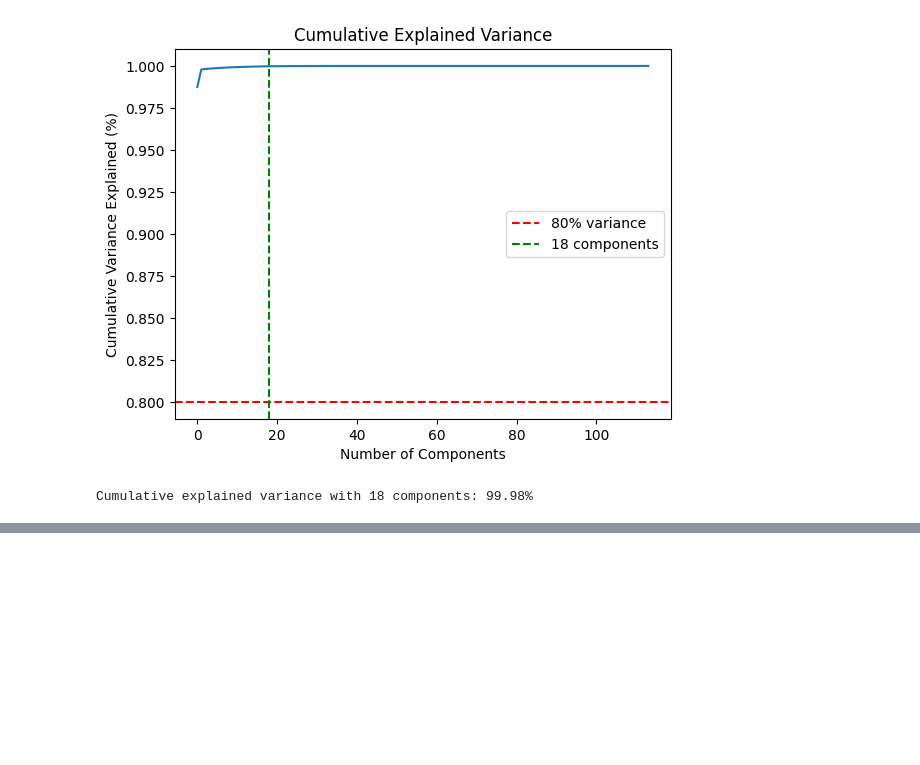
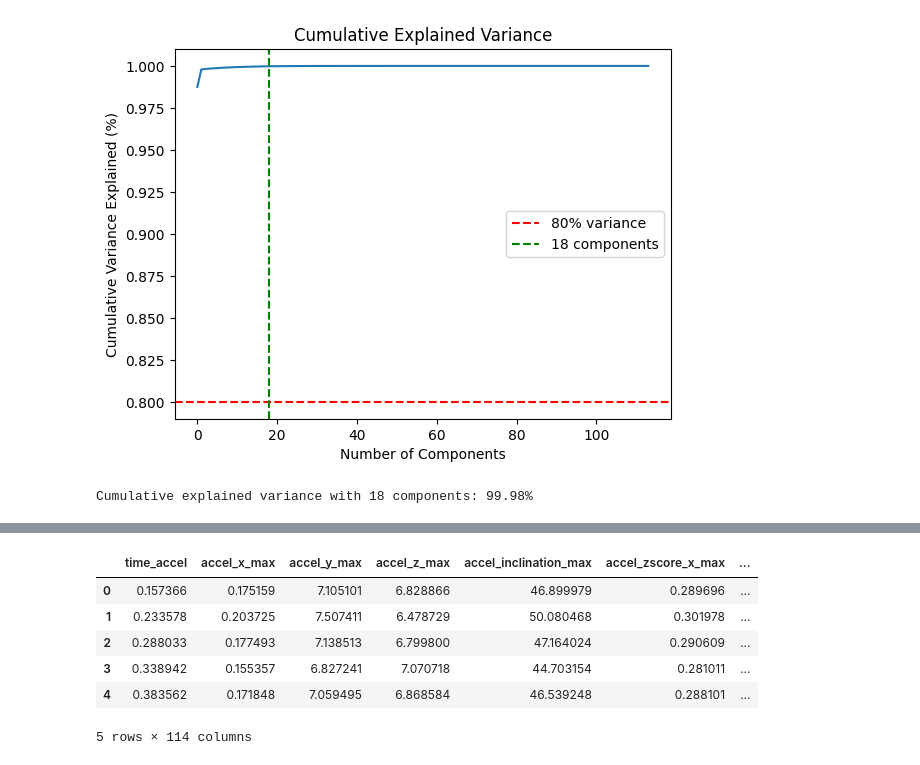
Before and after one commit to sharyz119/ml4qs_social_app, a Jupyter notebook: PCA.ipynb, the cells around one changed output, grey strips where cells are left out. Cells and saved outputs as stored; diff of their text form; code cells hidden in the pictures; blank space fills up the shorter version.

```diff
--- a/PCA.ipynb
+++ b/PCA.ipynb
@@ -387,3 +345,40 @@ pd.DataFrame(reduced_data).to_csv('Reduced_Dataset.csv')
+# %%
+import pandas as pd
+from sklearn.decomposition import PCA
+import matplotlib.pyplot as plt
+import numpy as np
+
+# Load the dataset
+dataset = pd.read_csv('Imputed_Dataset.csv')
+
+# Exclude non-numeric or identifier columns
+cols_to_exclude = ['source_name', 'Unnamed: 0', 'index']
+data_for_pca = dataset.drop(columns=cols_to_exclude)
+
+# Fit the PCA
+pca = PCA(n_components=2)
+principal_components = pca.fit_transform(data_for_pca)
+explained_variance = pca.explained_variance_ratio_
+
+# Reconstruct the dataset from the first two principal components
+reconstructed_data = pca.inverse_transform(principal_components)
+
+# Save the reconstructed dataset
+reconstructed_df = pd.DataFrame(reconstructed_data, columns=feature_names)
+reconstructed_df.to_csv('Reconstructed_Dataset.csv', index=False)
+
+
+test = r"Reconstructed_Dataset.csv"
+df_test = pd.read_csv(test)
+df_test.head()
+# %% [output]
+|  | time_accel | accel_x_max | accel_y_max | accel_z_max | accel_inclination_max | accel_zscore_x_max | ... |
+| 0 | 0.157366 | 0.175159 | 7.105101 | 6.828866 | 46.899979 | 0.289696 | ... |
+| 1 | 0.233578 | 0.203725 | 7.507411 | 6.478729 | 50.080468 | 0.301978 | ... |
+| 2 | 0.288033 | 0.177493 | 7.138513 | 6.799800 | 47.164024 | 0.290609 | ... |
+| 3 | 0.338942 | 0.155357 | 6.827241 | 7.070718 | 44.703154 | 0.281011 | ... |
+| 4 | 0.383562 | 0.171848 | 7.059495 | 6.868584 | 46.539248 | 0.288101 | ... |
+5 rows × 114 columns
 # %% [markdown]
 <a style='text-decoration:none;line-height:16px;display:flex;color:#5B5B62;padding:10px;justify-content:end;' href='https://deepnote.com?utm_source=created-in-deepnote-cell&projectId=5ea8f536-739f-4c50-806e-84490cb7d5e0' target="_blank">
 <img alt='Created in deepnote.com' style='display:inline;max-height:16px;margin:0px;margin-right:7.5px;' src='embedded-picture-1' > </img>
```
Also changed, not shown: parts of 17 cells of this notebook.
